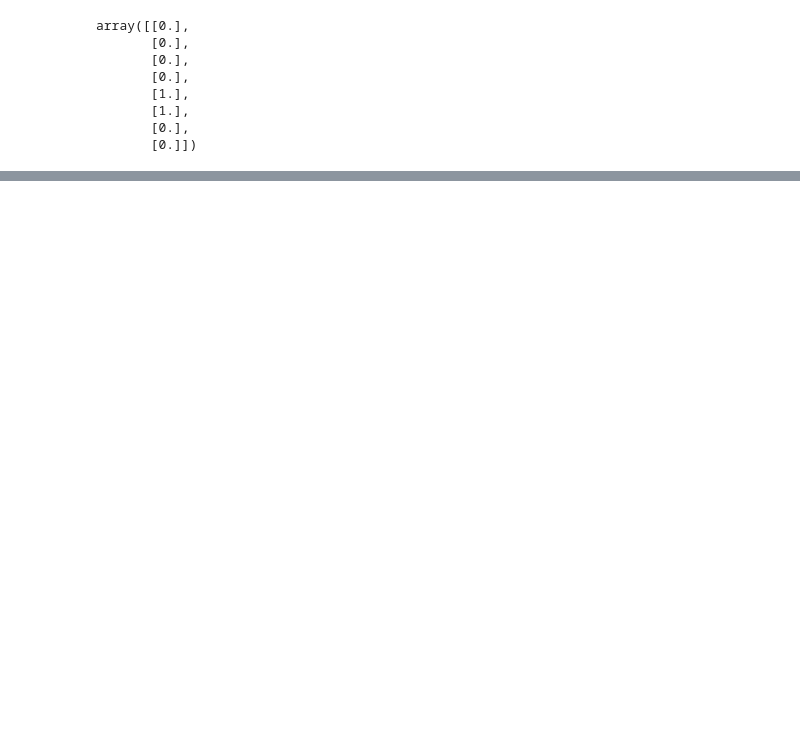
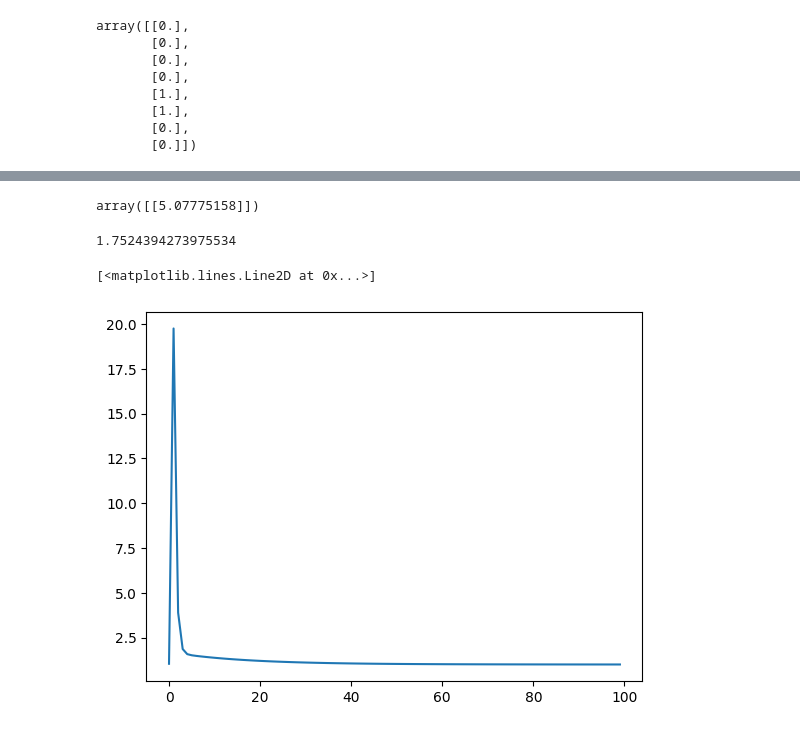
Before and after one commit to devkegovind/FSDS1, a Jupyter notebook: DeepLearning/dp.ipynb, the cells around one changed output, grey strips where cells are left out. Saved outputs shown, nothing was run; the diff lists cells and outputs as text; code cells hidden in the pictures; blank space fills up the shorter version.

```diff
--- a/DeepLearning/dp.ipynb
+++ b/DeepLearning/dp.ipynb
@@ -159,0 +210,25 @@ array([[0.],
+# %%
+W1 = np.random.rand(1,1) # single weight
+b = 0 # single bias
+cost = []
+learning_rate = 0.01
+for epoch in range(100):
+    cost.append(np.sum((yp1 - y1)**2)/50)
+    yp1 = (np.dot(X1, W1)) + b # Linear Regression
+    dw1 = np.dot(X1.T, (yp1 - y1))
+    db = np.sum(yp1 - y1)
+    b = b - db*learning_rate
+    W1 = W1 - dw1*learning_rate
+# %%
+W1
+# %% [output]
+array([[5.07775158]])
+# %%
+b
+# %% [output]
+1.7524394273975534
+# %%
+plt.plot(cost)
+# %% [output]
+[<matplotlib.lines.Line2D at 0x...>]
+[figure, added]
```
Also changed, not shown: parts of 8 cells of this notebook.
